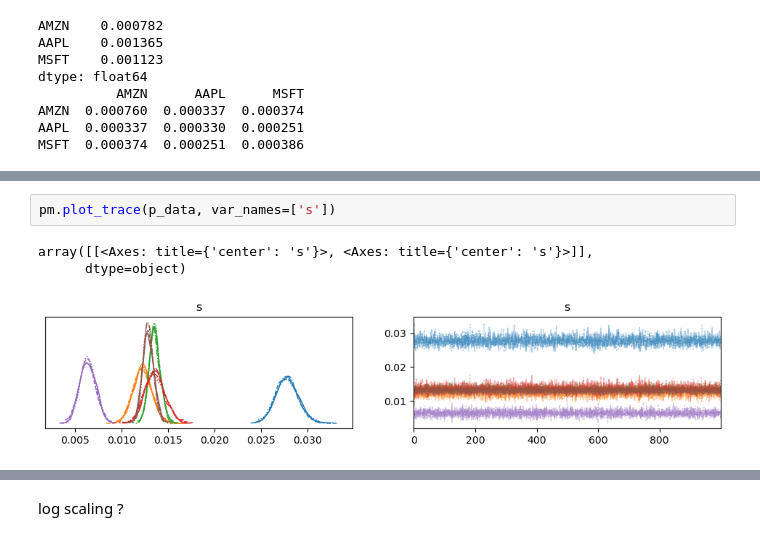
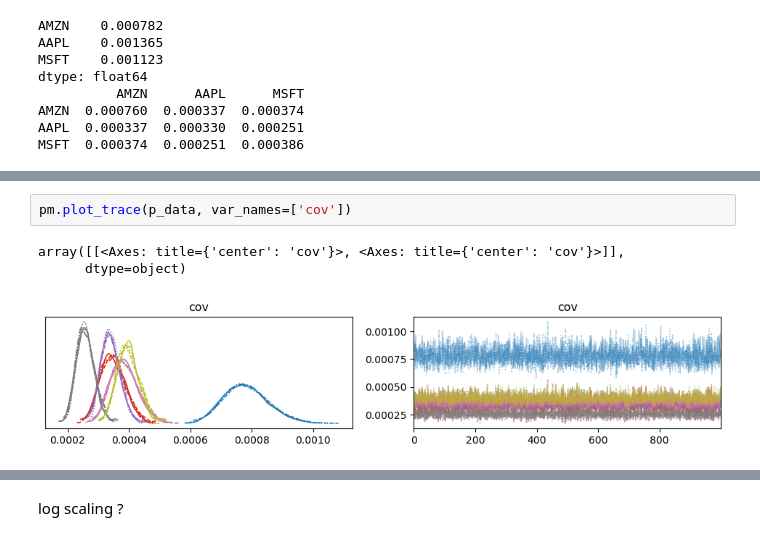
Before and after one commit to james-2001/james-2001.github.io, a Jupyter notebook: docs/content/bayesian_pm/pm.ipynb, the cells around one changed output, grey strips where cells are left out. Drawn from its saved outputs; the diff is of its cells as text.

```diff
--- a/docs/content/bayesian_pm/pm.ipynb
+++ b/docs/content/bayesian_pm/pm.ipynb
@@ -130,9 +117,9 @@ az.summary(p_data, round_to=5)
 # %%
-pm.plot_trace(p_data, var_names=['s'])
+pm.plot_trace(p_data, var_names=['cov'])
 # %% [output]
-array([[<Axes: title={'center': 's'}>, <Axes: title={'center': 's'}>]],
+array([[<Axes: title={'center': 'cov'}>, <Axes: title={'center': 'cov'}>]],
       dtype=object)
-[figure, old version]
+[figure, new version]
 # %%
 p_data.posterior.mu[2].mean()
 # %% [output]
```
Also changed, not shown: parts of 14 cells of this notebook, 8 other files.
